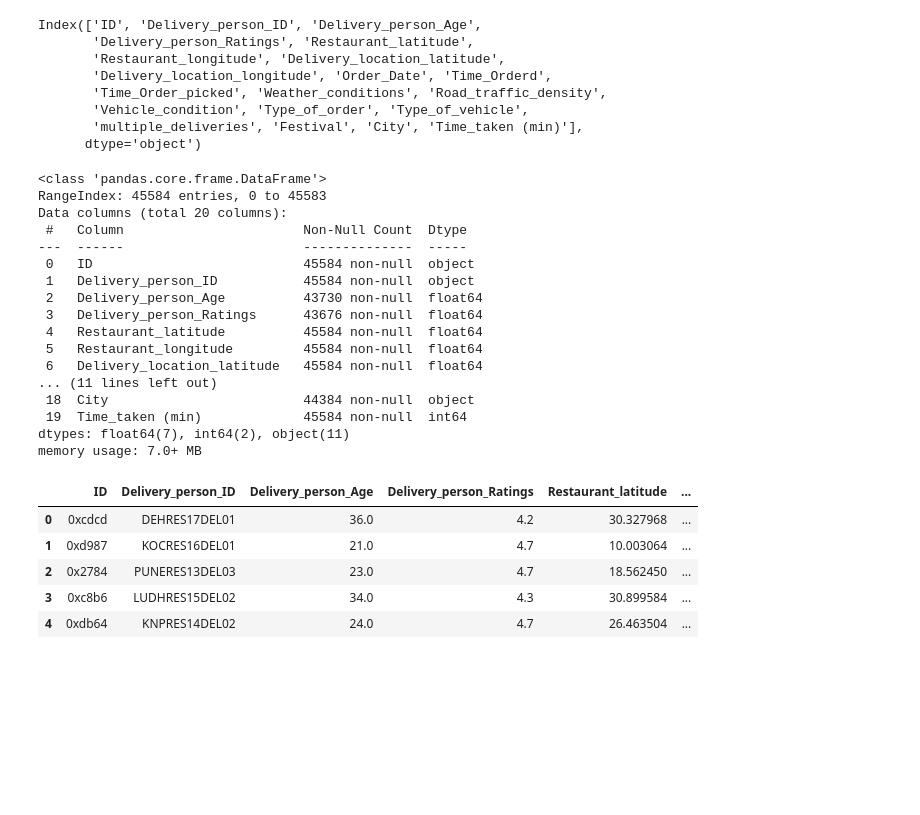
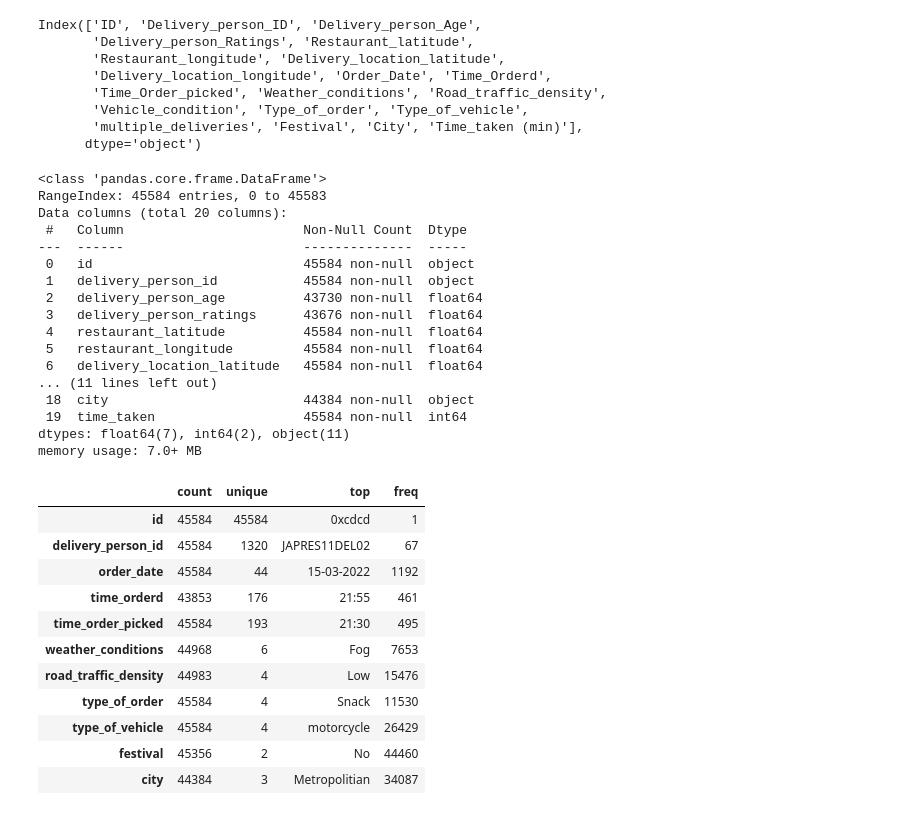
Before and after one commit to veyselaytekin1/Delivery-Time-Predictor-Machine-Learning-, a Jupyter notebook: Jupyter_Notebooks/new_delivery_time_predictor.ipynb, the cells around one changed output. Cells and saved outputs as stored; diff of their text form; code cells hidden in the pictures; blank space fills up the shorter version.

```diff
--- a/Jupyter_Notebooks/new_delivery_time_predictor.ipynb
+++ b/Jupyter_Notebooks/new_delivery_time_predictor.ipynb
@@ -53,6 +59,12 @@ Index(['ID', 'Delivery_person_ID', 'Delivery_person_Age',
        'Vehicle_condition', 'Type_of_order', 'Type_of_vehicle',
        'multiple_deliveries', 'Festival', 'City', 'Time_taken (min)'],
       dtype='object')
+# %%
+# Convert all column names to lowercase
+df.columns = df.columns.str.lower()
+# %%
+# Rename the column
+df = df.rename(columns={'time_taken (min)': 'time_taken'})
 # %%
 df.info()
 # %% [output]
@@ -61,34 +73,31 @@ RangeIndex: 45584 entries, 0 to 45583
 Data columns (total 20 columns):
  #   Column                       Non-Null Count  Dtype
 ---  ------                       --------------  -----
- 0   ID                           45584 non-null  object
- 1   Delivery_person_ID           45584 non-null  object
- 2   Delivery_person_Age          43730 non-null  float64
- 3   Delivery_person_Ratings      43676 non-null  float64
- 4   Restaurant_latitude          45584 non-null  float64
- 5   Restaurant_longitude         45584 non-null  float64
- 6   Delivery_location_latitude   45584 non-null  float64
+ 0   id                           45584 non-null  object
+ 1   delivery_person_id           45584 non-null  object
+ 2   delivery_person_age          43730 non-null  float64
+ 3   delivery_person_ratings      43676 non-null  float64
+ 4   restaurant_latitude          45584 non-null  float64
+ 5   restaurant_longitude         45584 non-null  float64
+ 6   delivery_location_latitude   45584 non-null  float64
 ... (11 lines left out)
- 18  City                         44384 non-null  object
- 19  Time_taken (min)             45584 non-null  int64
+ 18  city                         44384 non-null  object
+ 19  time_taken                   45584 non-null  int64
 dtypes: float64(7), int64(2), object(11)
 memory usage: 7.0+ MB
-# %%
-# Convert 'Time_Order_picked' column to datetime again to handle the '24:05' issue and filter out invalid times
-df['Time_Order_picked'] = pd.to_datetime(df['Time_Order_picked'], format='%H:%M', errors='coerce')
-
-# Filter out rows where hours are 24 or more, or minutes are 60 or more
-df= df[(df['Time_Order_picked'].dt.hour < 24) & (df['Time_Order_picked'].dt.minute < 60)]
-
-# Convert back to 'HH:MM' format as strings
-df['Time_Order_picked'] = df['Time_Order_picked'].dt.strftime('%H:%M')
-
-# Display the first few rows of the cleaned dataframe
-df.head()
-# %% [output]
-|  | ID | Delivery_person_ID | Delivery_person_Age | Delivery_person_Ratings | Restaurant_latitude | ... |
-| 0 | 0xcdcd | DEHRES17DEL01 | 36.0 | 4.2 | 30.327968 | ... |
-| 1 | 0xd987 | KOCRES16DEL01 | 21.0 | 4.7 | 10.003064 | ... |
-| 2 | 0x2784 | PUNERES13DEL03 | 23.0 | 4.7 | 18.562450 | ... |
-| 3 | 0xc8b6 | LUDHRES15DEL02 | 34.0 | 4.3 | 30.899584 | ... |
-| 4 | 0xdb64 | KNPRES14DEL02 | 24.0 | 4.7 | 26.463504 | ... |
+# %%
+#Check statistical values for fields with other than numerical datatype
+df.describe(exclude=np.number).T
+# %% [output]
+|  | count | unique | top | freq |
+| id | 45584 | 45584 | 0xcdcd | 1 |
+| delivery_person_id | 45584 | 1320 | JAPRES11DEL02 | 67 |
+| order_date | 45584 | 44 | 15-03-2022 | 1192 |
+| time_orderd | 43853 | 176 | 21:55 | 461 |
+| time_order_picked | 45584 | 193 | 21:30 | 495 |
+| weather_conditions | 44968 | 6 | Fog | 7653 |
+| road_traffic_density | 44983 | 4 | Low | 15476 |
+| type_of_order | 45584 | 4 | Snack | 11530 |
+| type_of_vehicle | 45584 | 4 | motorcycle | 26429 |
+| festival | 45356 | 2 | No | 44460 |
+| city | 44384 | 3 | Metropolitian | 34087 |
```
Also changed, not shown: parts of 20 cells of this notebook, 3 other files.
